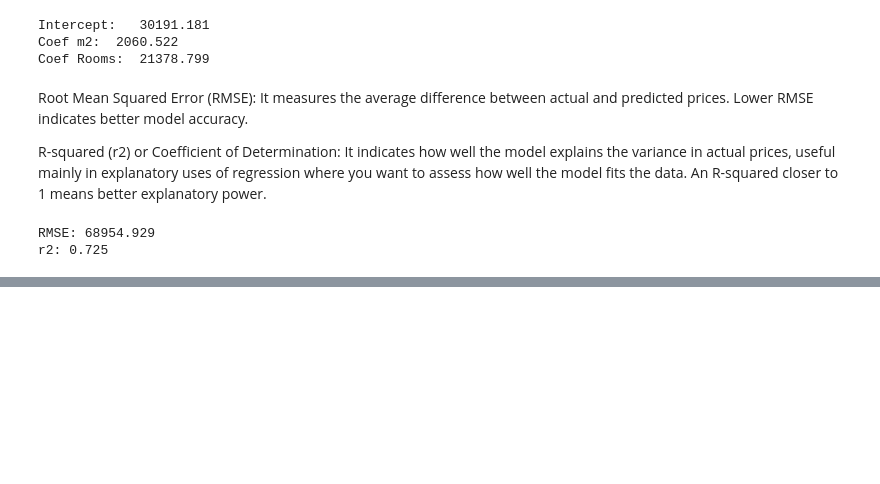
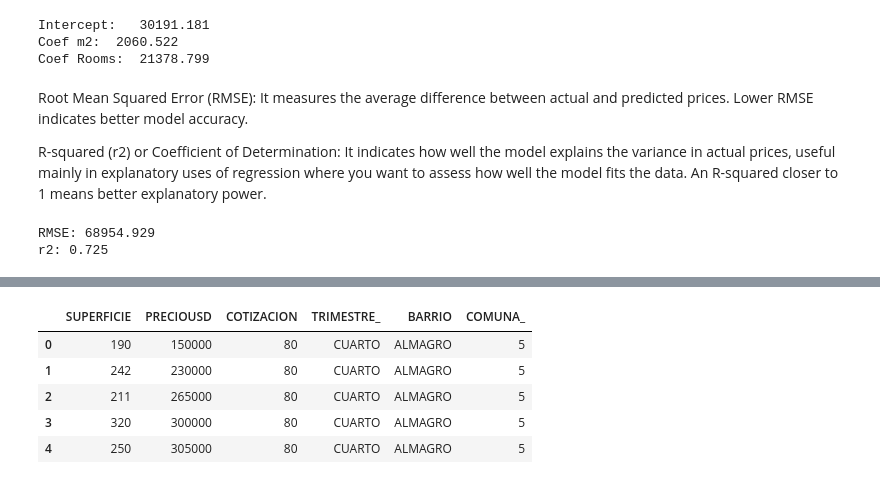
Before and after one commit to matuneville/practical-statistics-book, a Jupyter notebook: src/04-Regression_&_Prediction/chapter_04_py.ipynb, the cells around one changed output, grey strips where cells are left out. Saved outputs shown, nothing was run; the diff lists cells and outputs as text; code cells hidden in the pictures; blank space fills up the shorter version.

```diff
--- a/src/04-Regression_&_Prediction/chapter_04_py.ipynb
+++ b/src/04-Regression_&_Prediction/chapter_04_py.ipynb
@@ -173,0 +186,11 @@ The **p-value** in this model tells us the probability that you would see a t-st
+# %%
+lands_caba = pd.read_csv('../../data/Terrenos-en-venta-2020.csv')
+del lands_caba['DIRECCION'], lands_caba['PRECIOPESO'], lands_caba['DOLARM2'], lands_caba['PESOSM2']
+lands_caba[0:5]
+# %% [output]
+|  | SUPERFICIE | PRECIOUSD | COTIZACION | TRIMESTRE_ | BARRIO | COMUNA_ |
+| 0 | 190 | 150000 | 80 | CUARTO | ALMAGRO | 5 |
+| 1 | 242 | 230000 | 80 | CUARTO | ALMAGRO | 5 |
+| 2 | 211 | 265000 | 80 | CUARTO | ALMAGRO | 5 |
+| 3 | 320 | 300000 | 80 | CUARTO | ALMAGRO | 5 |
+| 4 | 250 | 305000 | 80 | CUARTO | ALMAGRO | 5 |
```
Also changed, not shown: parts of 10 cells of this notebook.
